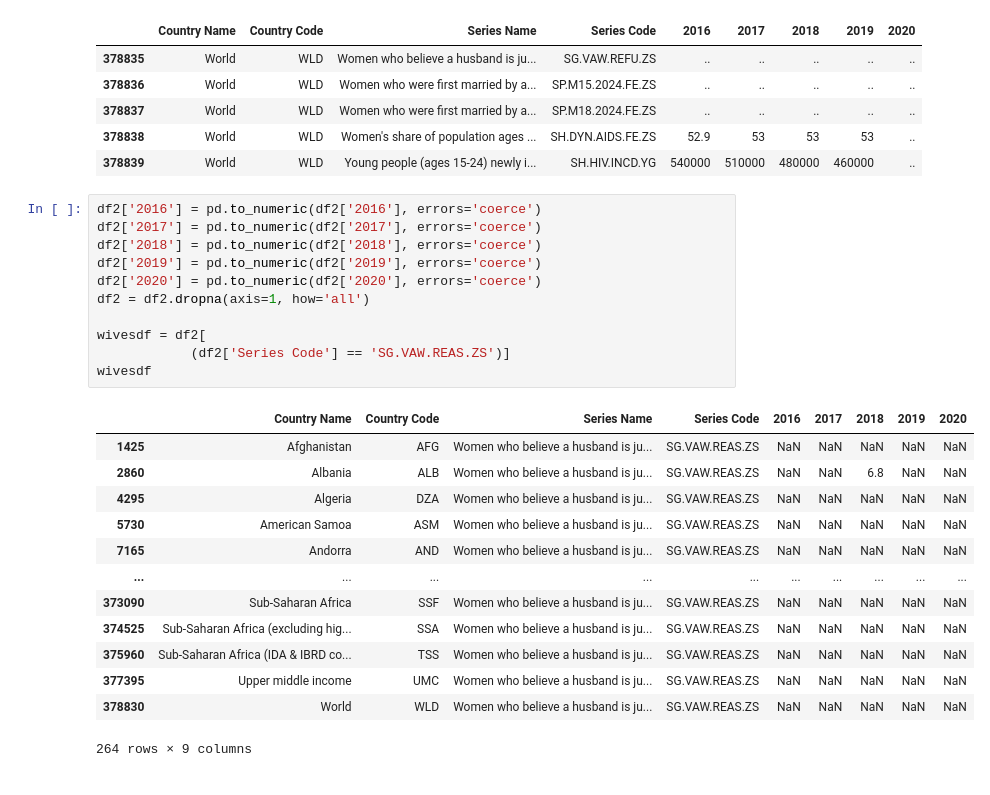
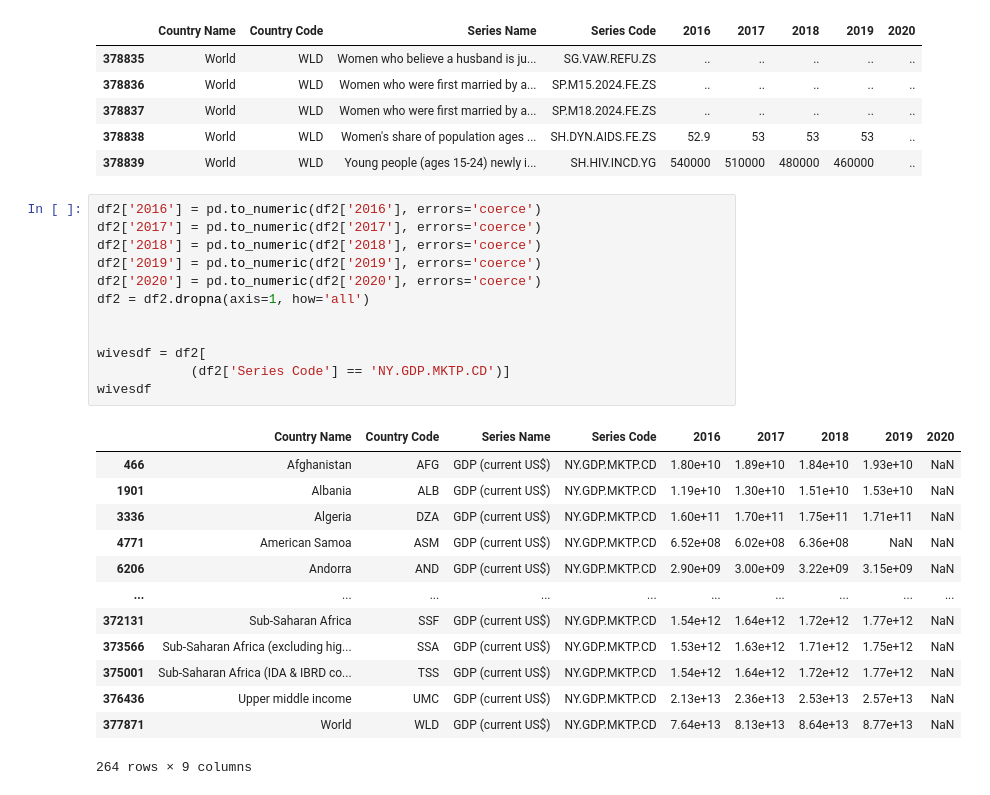
Before and after one commit to jonvolfson/DS2500Project, a Jupyter notebook: Testfile.ipynb, the cells around one changed output. Cells and saved outputs as stored; diff of their text form.

```diff
--- a/Testfile.ipynb
+++ b/Testfile.ipynb
@@ -46,25 +67,26 @@ df2.tail()
 # %%
 df2['2016'] = pd.to_numeric(df2['2016'], errors='coerce')
 df2['2017'] = pd.to_numeric(df2['2017'], errors='coerce')
 df2['2018'] = pd.to_numeric(df2['2018'], errors='coerce')
 df2['2019'] = pd.to_numeric(df2['2019'], errors='coerce')
 df2['2020'] = pd.to_numeric(df2['2020'], errors='coerce')
 df2 = df2.dropna(axis=1, how='all')
 
+
 wivesdf = df2[
-            (df2['Series Code'] == 'SG.VAW.REAS.ZS')]
+            (df2['Series Code'] == 'NY.GDP.MKTP.CD')]
 wivesdf
 # %% [output]
 |  | Country Name | Country Code | Series Name | Series Code | 2016 | 2017 | 2018 | 2019 | 2020 |
-| 1425 | Afghanistan | AFG | Women who believe a husband is ju... | SG.VAW.REAS.ZS | NaN | NaN | NaN | NaN | NaN |
-| 2860 | Albania | ALB | Women who believe a husband is ju... | SG.VAW.REAS.ZS | NaN | NaN | 6.8 | NaN | NaN |
-| 4295 | Algeria | DZA | Women who believe a husband is ju... | SG.VAW.REAS.ZS | NaN | NaN | NaN | NaN | NaN |
-| 5730 | American Samoa | ASM | Women who believe a husband is ju... | SG.VAW.REAS.ZS | NaN | NaN | NaN | NaN | NaN |
-| 7165 | Andorra | AND | Women who believe a husband is ju... | SG.VAW.REAS.ZS | NaN | NaN | NaN | NaN | NaN |
+| 466 | Afghanistan | AFG | GDP (current US$) | NY.GDP.MKTP.CD | 1.80e+10 | 1.89e+10 | 1.84e+10 | 1.93e+10 | NaN |
+| 1901 | Albania | ALB | GDP (current US$) | NY.GDP.MKTP.CD | 1.19e+10 | 1.30e+10 | 1.51e+10 | 1.53e+10 | NaN |
+| 3336 | Algeria | DZA | GDP (current US$) | NY.GDP.MKTP.CD | 1.60e+11 | 1.70e+11 | 1.75e+11 | 1.71e+11 | NaN |
+| 4771 | American Samoa | ASM | GDP (current US$) | NY.GDP.MKTP.CD | 6.52e+08 | 6.02e+08 | 6.36e+08 | NaN | NaN |
+| 6206 | Andorra | AND | GDP (current US$) | NY.GDP.MKTP.CD | 2.90e+09 | 3.00e+09 | 3.22e+09 | 3.15e+09 | NaN |
 | ... | ... | ... | ... | ... | ... | ... | ... | ... | ... |
-| 373090 | Sub-Saharan Africa | SSF | Women who believe a husband is ju... | SG.VAW.REAS.ZS | NaN | NaN | NaN | NaN | NaN |
-| 374525 | Sub-Saharan Africa (excluding hig... | SSA | Women who believe a husband is ju... | SG.VAW.REAS.ZS | NaN | NaN | NaN | NaN | NaN |
-| 375960 | Sub-Saharan Africa (IDA & IBRD co... | TSS | Women who believe a husband is ju... | SG.VAW.REAS.ZS | NaN | NaN | NaN | NaN | NaN |
-| 377395 | Upper middle income | UMC | Women who believe a husband is ju... | SG.VAW.REAS.ZS | NaN | NaN | NaN | NaN | NaN |
-| 378830 | World | WLD | Women who believe a husband is ju... | SG.VAW.REAS.ZS | NaN | NaN | NaN | NaN | NaN |
+| 372131 | Sub-Saharan Africa | SSF | GDP (current US$) | NY.GDP.MKTP.CD | 1.54e+12 | 1.64e+12 | 1.72e+12 | 1.77e+12 | NaN |
+| 373566 | Sub-Saharan Africa (excluding hig... | SSA | GDP (current US$) | NY.GDP.MKTP.CD | 1.53e+12 | 1.63e+12 | 1.71e+12 | 1.75e+12 | NaN |
+| 375001 | Sub-Saharan Africa (IDA & IBRD co... | TSS | GDP (current US$) | NY.GDP.MKTP.CD | 1.54e+12 | 1.64e+12 | 1.72e+12 | 1.77e+12 | NaN |
+| 376436 | Upper middle income | UMC | GDP (current US$) | NY.GDP.MKTP.CD | 2.13e+13 | 2.36e+13 | 2.53e+13 | 2.57e+13 | NaN |
+| 377871 | World | WLD | GDP (current US$) | NY.GDP.MKTP.CD | 7.64e+13 | 8.13e+13 | 8.64e+13 | 8.77e+13 | NaN |
 264 rows × 9 columns
```
Also changed, not shown: parts of 5 cells of this notebook.
